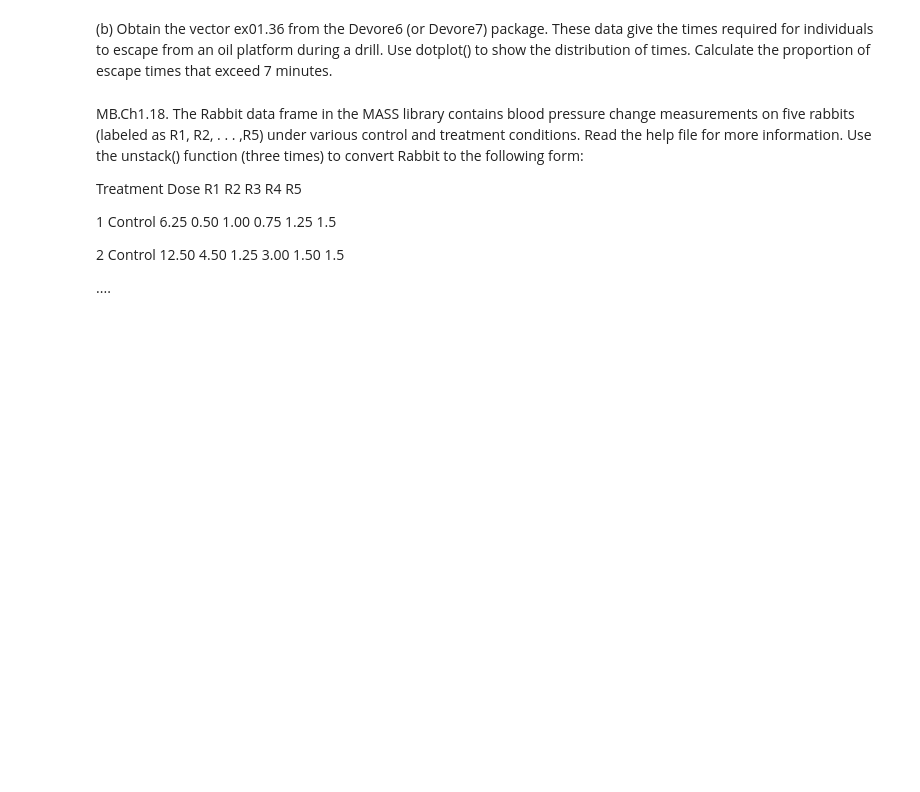
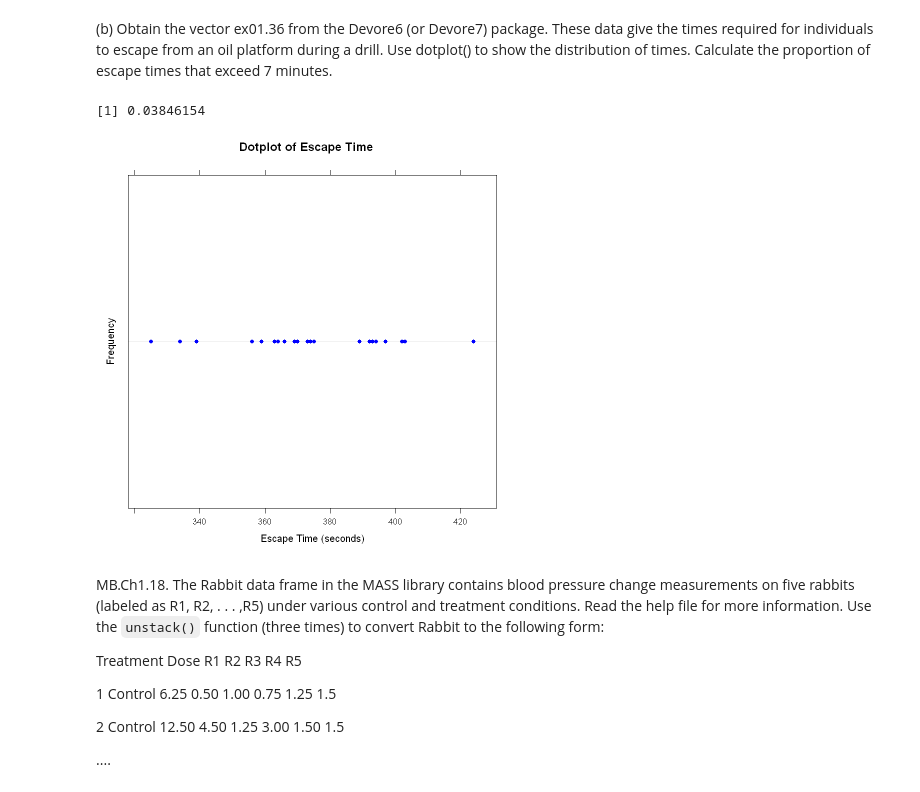
Before and after one commit to AI1379/math-practice, a Jupyter notebook: homework/Homework-02.ipynb, the cells around one changed output. Cells and saved outputs as stored; diff of their text form; code cells hidden in the pictures; blank space fills up the shorter version.

```diff
--- a/homework/Homework-02.ipynb
+++ b/homework/Homework-02.ipynb
@@ -71,0 +330,11 @@ MB.Ch1.12. Write a function that calculates the proportion of values in a vector
+# %%
+proportion_above <- function(x, cutoff) {
+    mean(x > cutoff, na.rm = TRUE)
+}
+
+test_vec <- 1:100
+
+proportion_above(test_vec, 50) # Should return 0.5
+proportion_above(test_vec, 75) # Should return 0.25
+proportion_above(test_vec, 100) # Should return 0.0
+proportion_above(test_vec, 0) # Should return 1.0
@@ -72,7 +346,24 @@ MB.Ch1.12. Write a function that calculates the proportion of values in a vector
 # %% [markdown]
 (b) Obtain the vector ex01.36 from the Devore6 (or Devore7) package. These data give the times required for individuals to escape from an oil platform during a drill. Use dotplot() to show the distribution of times. Calculate the proportion of escape times that exceed 7 minutes.
+# %%
+library(Devore7)
+
+data(ex01.36)
+esc_time <- ex01.36$C1
+
+dotplot(esc_time,
+    main = "Dotplot of Escape Time",
+    xlab = "Escape Time (seconds)",
+    ylab = "Frequency",
+    pch = 19, col = "blue"
+)
+
+proportion_above(esc_time, 7 * 60)
+# %% [output]
+[1] 0.03846154
+[figure, added]
 # %% [markdown]
-MB.Ch1.18. The Rabbit data frame in the MASS library contains blood pressure change measurements on five rabbits (labeled as R1, R2, . . . ,R5) under various control and treatment conditions. Read the help file for more information. Use the unstack() function (three times) to convert Rabbit to the following form:
+MB.Ch1.18. The Rabbit data frame in the MASS library contains blood pressure change measurements on five rabbits (labeled as R1, R2, . . . ,R5) under various control and treatment conditions. Read the help file for more information. Use the `unstack()` function (three times) to convert Rabbit to the following form:
 
 Treatment Dose   R1   R2   R3   R4   R5
 
```
Also changed, not shown: parts of 22 cells of this notebook, 1 other file.
